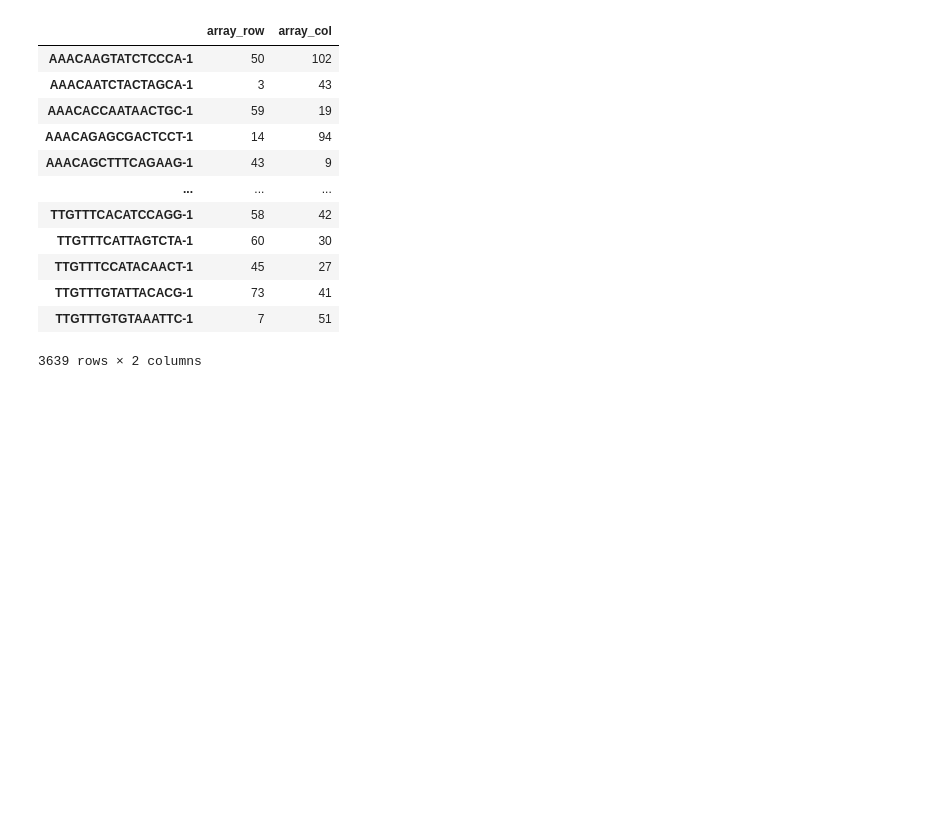
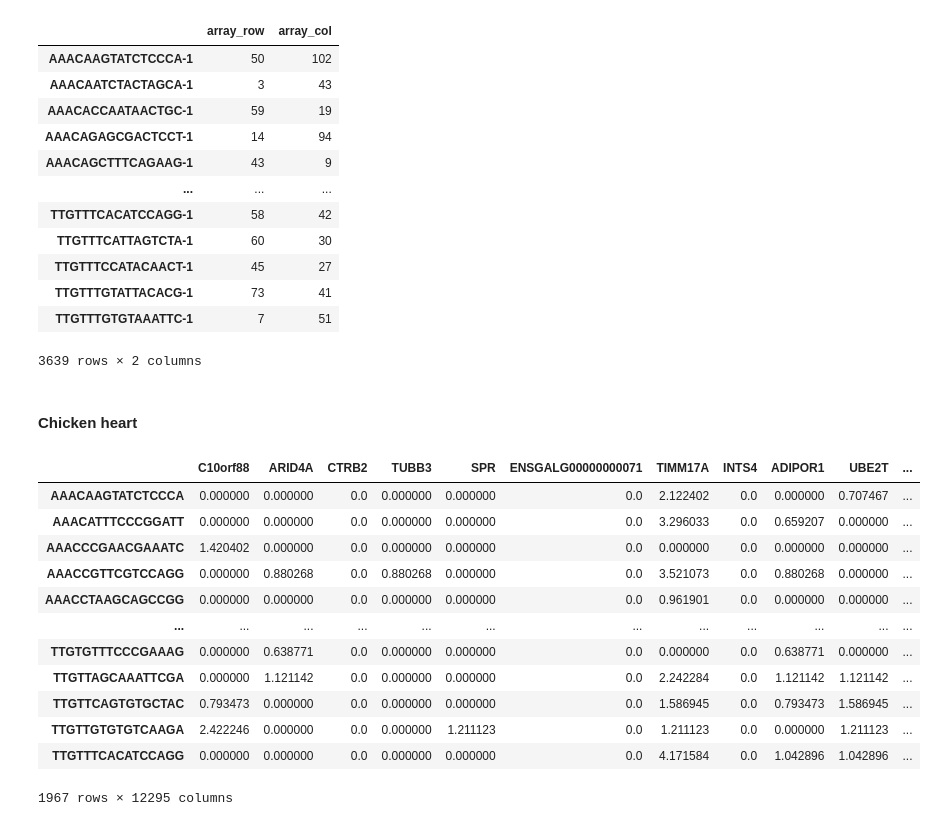
Before and after one commit to Tian-Bai/spatial-RNAvelo, a Jupyter notebook: data_test.ipynb, the cells around one changed output. Cells and saved outputs as stored; diff of their text form; code cells hidden in the pictures; blank space fills up the shorter version.

```diff
--- a/dlpfc.ipynb
+++ b/data_test.ipynb
@@ -80,3 +82,27 @@ data = model.SingleCellDataset(scrna_path)
 | TTGTTTGTATTACACG-1 | 73 | 41 |
 | TTGTTTGTGTAAATTC-1 | 7 | 51 |
 3639 rows × 2 columns
+# %% [markdown]
+#### Chicken heart
+# %%
+scrna_path = "chicken_heart\\RNA_D14_adata.h5ad"
+st_path = "chicken_heart\\Visium_D14_adata.h5ad"
+# %%
+scrna = scv.read(scrna_path)
+st = scv.read(st_path)
+# %%
+st.to_df("spliced")
+# %% [output]
+|  | C10orf88 | ARID4A | CTRB2 | TUBB3 | SPR | ENSGALG00000000071 | TIMM17A | INTS4 | ADIPOR1 | UBE2T | ... |
+| AAACAAGTATCTCCCA | 0.000000 | 0.000000 | 0.0 | 0.000000 | 0.000000 | 0.0 | 2.122402 | 0.0 | 0.000000 | 0.707467 | ... |
+| AAACATTTCCCGGATT | 0.000000 | 0.000000 | 0.0 | 0.000000 | 0.000000 | 0.0 | 3.296033 | 0.0 | 0.659207 | 0.000000 | ... |
+| AAACCCGAACGAAATC | 1.420402 | 0.000000 | 0.0 | 0.000000 | 0.000000 | 0.0 | 0.000000 | 0.0 | 0.000000 | 0.000000 | ... |
+| AAACCGTTCGTCCAGG | 0.000000 | 0.880268 | 0.0 | 0.880268 | 0.000000 | 0.0 | 3.521073 | 0.0 | 0.880268 | 0.000000 | ... |
+| AAACCTAAGCAGCCGG | 0.000000 | 0.000000 | 0.0 | 0.000000 | 0.000000 | 0.0 | 0.961901 | 0.0 | 0.000000 | 0.000000 | ... |
+| ... | ... | ... | ... | ... | ... | ... | ... | ... | ... | ... | ... |
+| TTGTGTTTCCCGAAAG | 0.000000 | 0.638771 | 0.0 | 0.000000 | 0.000000 | 0.0 | 0.000000 | 0.0 | 0.638771 | 0.000000 | ... |
+| TTGTTAGCAAATTCGA | 0.000000 | 1.121142 | 0.0 | 0.000000 | 0.000000 | 0.0 | 2.242284 | 0.0 | 1.121142 | 1.121142 | ... |
+| TTGTTCAGTGTGCTAC | 0.793473 | 0.000000 | 0.0 | 0.000000 | 0.000000 | 0.0 | 1.586945 | 0.0 | 0.793473 | 1.586945 | ... |
+| TTGTTGTGTGTCAAGA | 2.422246 | 0.000000 | 0.0 | 0.000000 | 1.211123 | 0.0 | 1.211123 | 0.0 | 0.000000 | 1.211123 | ... |
+| TTGTTTCACATCCAGG | 0.000000 | 0.000000 | 0.0 | 0.000000 | 0.000000 | 0.0 | 4.171584 | 0.0 | 1.042896 | 1.042896 | ... |
+1967 rows × 12295 columns
```
Also changed, not shown: parts of 2 cells of this notebook, 1 other file.
